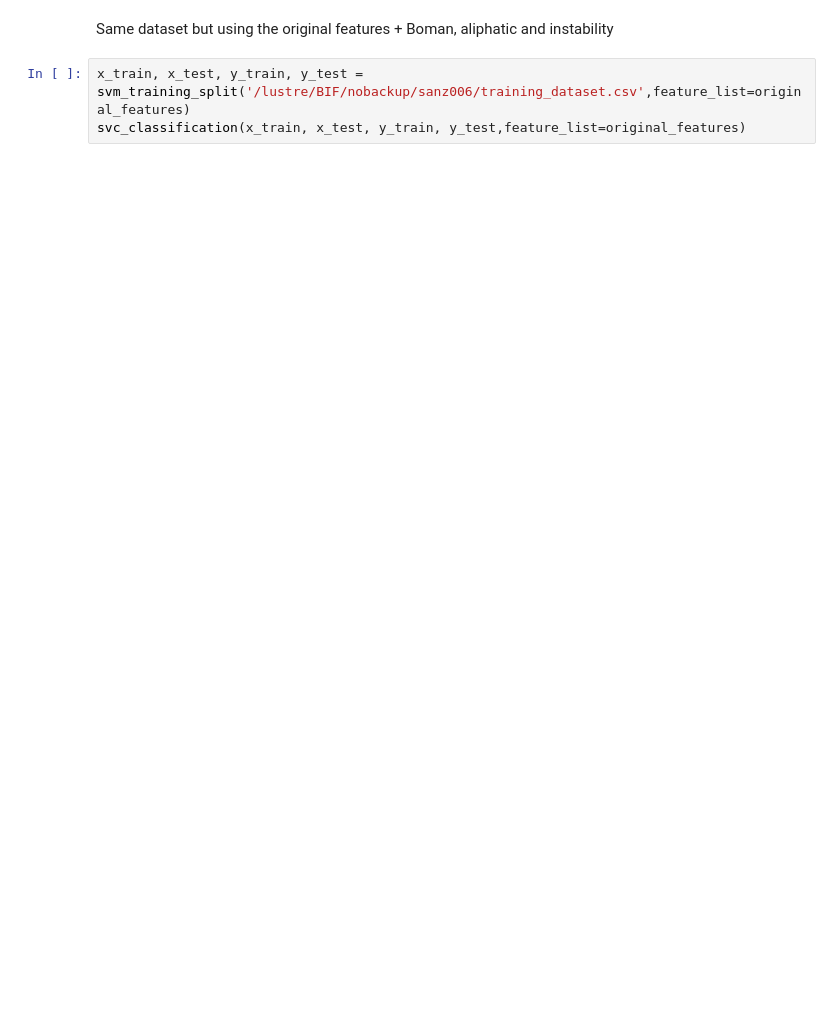
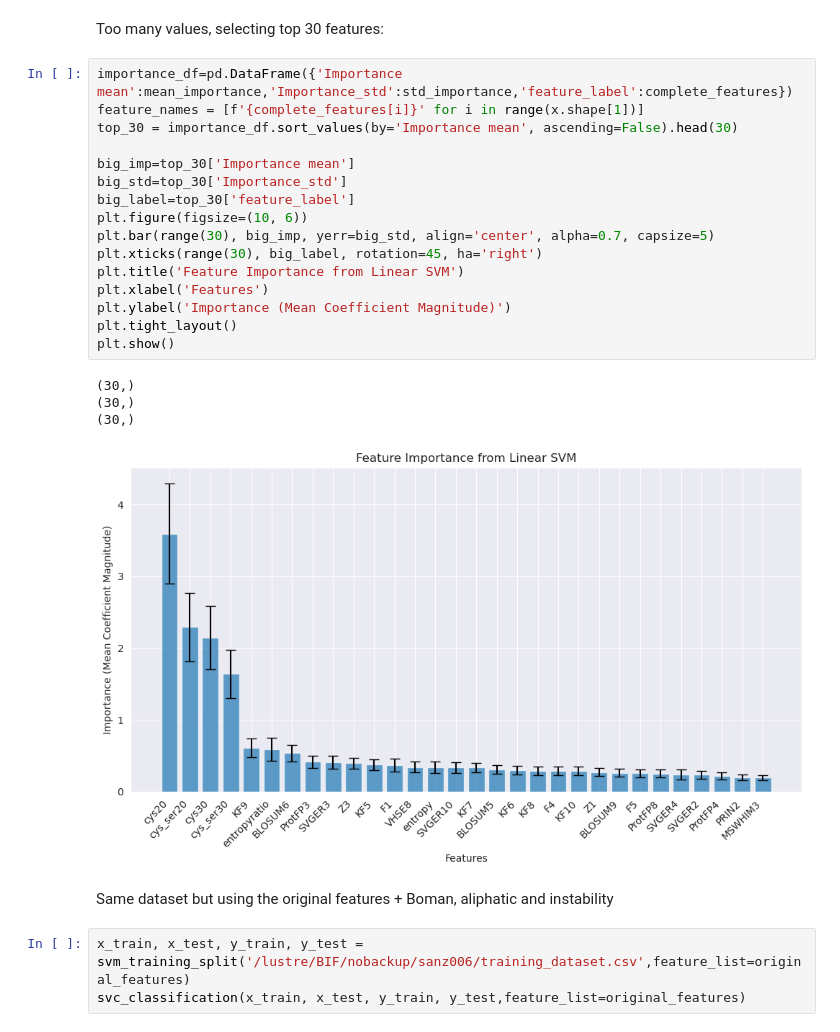
Before and after one commit to decrippter2/decrippter2_ml, a Jupyter notebook: svm_classifier/linear_svm.ipynb, the cells around one changed output. Drawn from its saved outputs; the diff is of its cells as text; blank space fills up the shorter version.

```diff
--- a/svm_classifier/linear_svm.ipynb
+++ b/svm_classifier/linear_svm.ipynb
@@ -250,3 +406,26 @@ RiPP          90    10
+# %% [markdown]
+Too many values, selecting top 30 features:
+# %%
+importance_df=pd.DataFrame({'Importance mean':mean_importance,'Importance_std':std_importance,'feature_label':complete_features})
+feature_names = [f'{complete_features[i]}' for i in range(x.shape[1])]
+top_30 = importance_df.sort_values(by='Importance mean', ascending=False).head(30)
+
+big_imp=top_30['Importance mean']
+big_std=top_30['Importance_std']
+big_label=top_30['feature_label']
+plt.figure(figsize=(10, 6))
+plt.bar(range(30), big_imp, yerr=big_std, align='center', alpha=0.7, capsize=5)
+plt.xticks(range(30), big_label, rotation=45, ha='right')
+plt.title('Feature Importance from Linear SVM')
+plt.xlabel('Features')
+plt.ylabel('Importance (Mean Coefficient Magnitude)')
+plt.tight_layout()
+plt.show()
+# %% [output]
+(30,)
+(30,)
+(30,)
+[figure, added]
 # %% [markdown]
 Same dataset but using the original features + Boman, aliphatic and instability
 # %%
```
Also changed, not shown: parts of 11 cells of this notebook, 1 other file.
